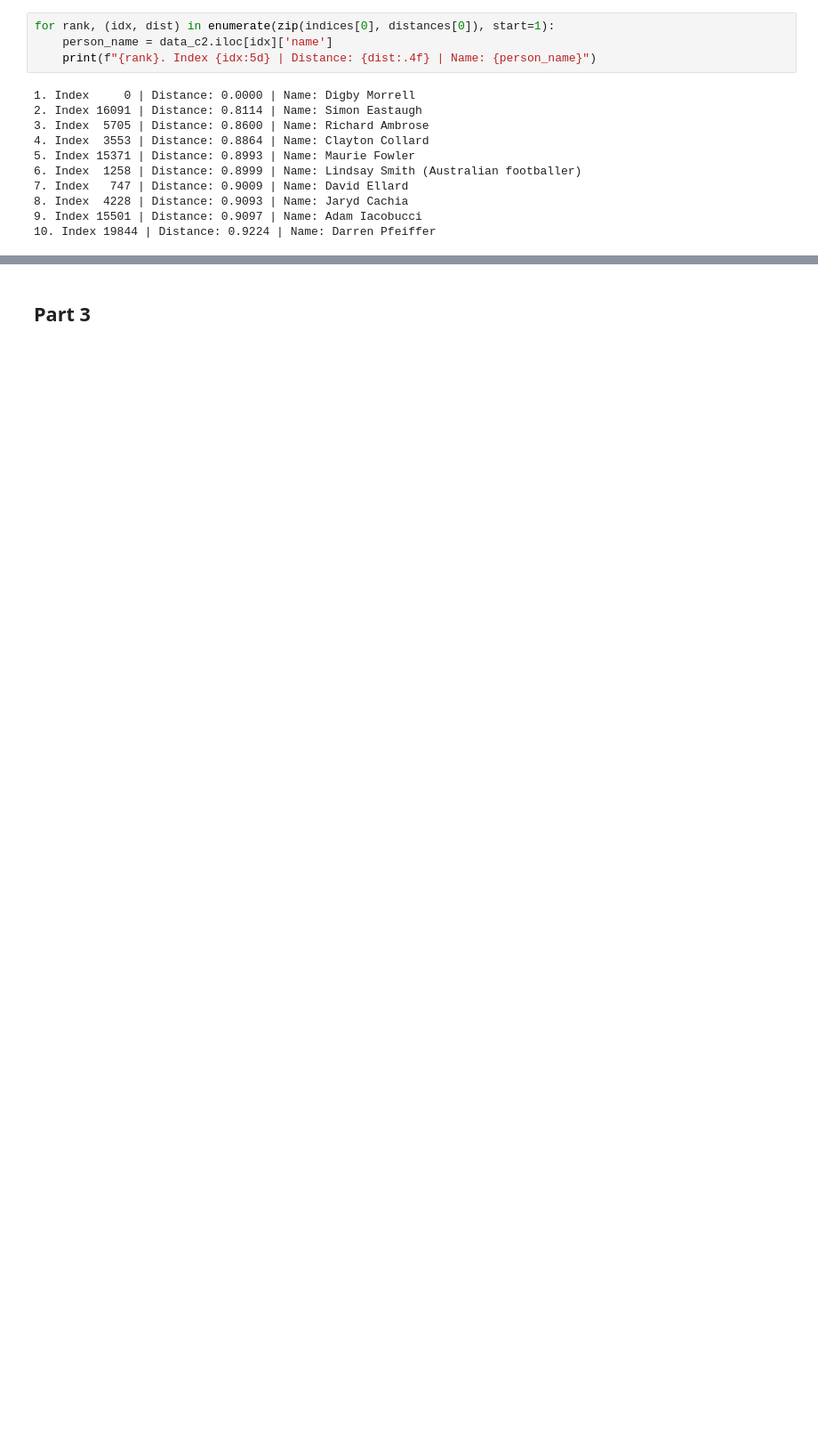
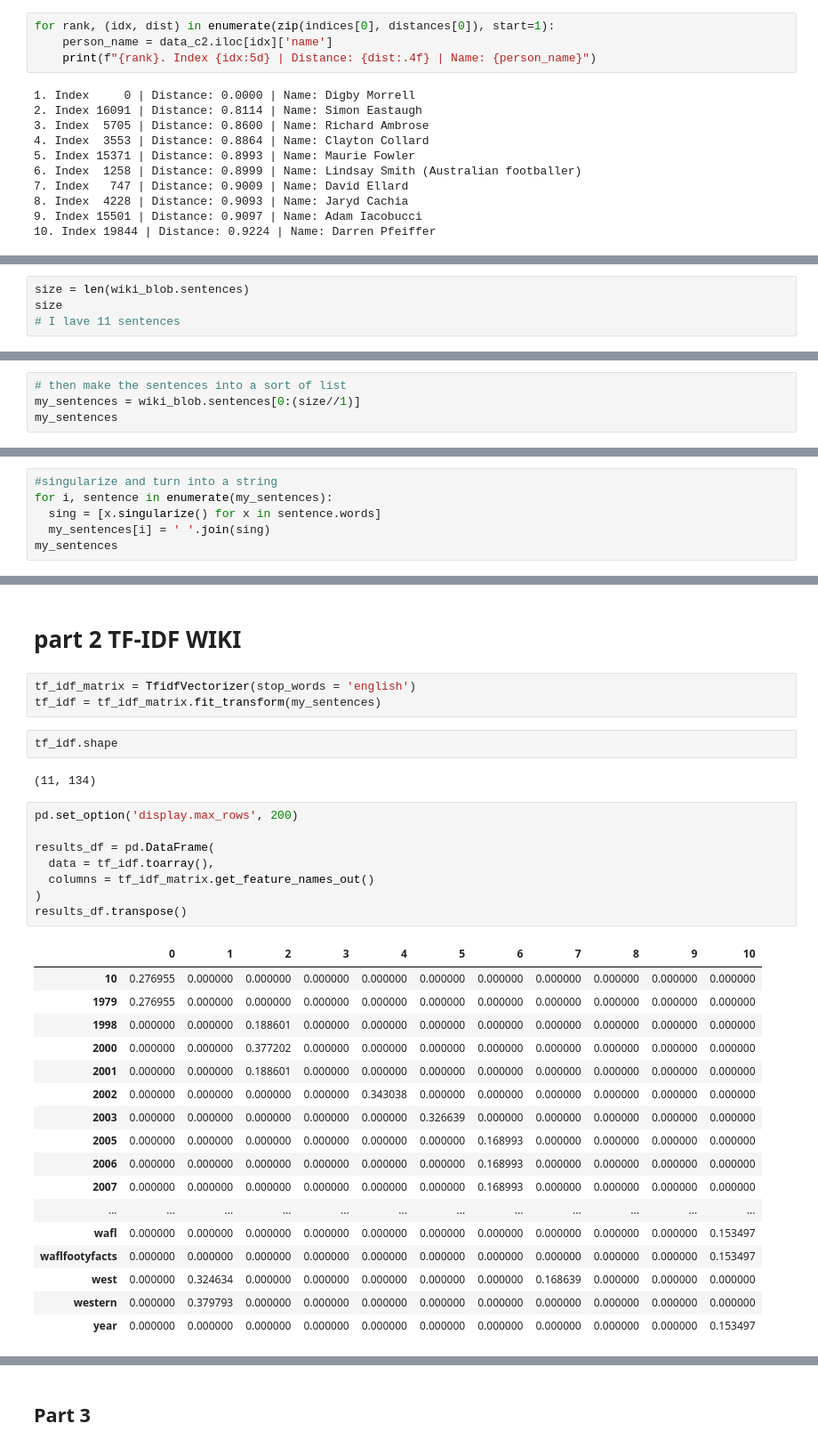
Before and after one commit to test-ds-21/JuanReyesAn___Data-Science-Portfolio-C21, a Jupyter notebook: Projects/Project-5/NLP.Description.for.Students.ipynb, the cells around one changed output, grey strips where cells are left out. Shown at 89% size. Cells and saved outputs as stored; diff of their text form; blank space fills up the shorter version.

```diff
--- a/Projects/Project-5/NLP.Description.for.Students.ipynb
+++ b/Projects/Project-5/NLP.Description.for.Students.ipynb
@@ -581,0 +620,4 @@ for rank, (idx, dist) in enumerate(zip(indices[0], distances[0]), start=1):
+# %%
+size = len(wiki_blob.sentences)
+size
+# I lave 11 sentences
@@ -581,0 +626,4 @@ for rank, (idx, dist) in enumerate(zip(indices[0], distances[0]), start=1):
+# %%
+# then make the sentences into a sort of list
+my_sentences = wiki_blob.sentences[0:(size//1)]
+my_sentences
@@ -581,0 +642,6 @@ for rank, (idx, dist) in enumerate(zip(indices[0], distances[0]), start=1):
+# %%
+#singularize and turn into a string
+for i, sentence in enumerate(my_sentences):
+  sing = [x.singularize() for x in sentence.words]
+  my_sentences[i] = ' '.join(sing)
+my_sentences
@@ -581,0 +695,35 @@ for rank, (idx, dist) in enumerate(zip(indices[0], distances[0]), start=1):
+# %% [markdown]
+# part 2 TF-IDF WIKI
+# %%
+tf_idf_matrix = TfidfVectorizer(stop_words = 'english')
+tf_idf = tf_idf_matrix.fit_transform(my_sentences)
+# %%
+tf_idf.shape
+# %% [output]
+(11, 134)
+# %%
+pd.set_option('display.max_rows', 200)
+
+results_df = pd.DataFrame(
+  data = tf_idf.toarray(),
+  columns = tf_idf_matrix.get_feature_names_out()
+)
+results_df.transpose()
+# %% [output]
+|  | 0 | 1 | 2 | 3 | 4 | 5 | 6 | 7 | 8 | 9 | 10 |
+| 10 | 0.276955 | 0.000000 | 0.000000 | 0.000000 | 0.000000 | 0.000000 | 0.000000 | 0.000000 | 0.000000 | 0.000000 | 0.000000 |
+| 1979 | 0.276955 | 0.000000 | 0.000000 | 0.000000 | 0.000000 | 0.000000 | 0.000000 | 0.000000 | 0.000000 | 0.000000 | 0.000000 |
+| 1998 | 0.000000 | 0.000000 | 0.188601 | 0.000000 | 0.000000 | 0.000000 | 0.000000 | 0.000000 | 0.000000 | 0.000000 | 0.000000 |
+| 2000 | 0.000000 | 0.000000 | 0.377202 | 0.000000 | 0.000000 | 0.000000 | 0.000000 | 0.000000 | 0.000000 | 0.000000 | 0.000000 |
+| 2001 | 0.000000 | 0.000000 | 0.188601 | 0.000000 | 0.000000 | 0.000000 | 0.000000 | 0.000000 | 0.000000 | 0.000000 | 0.000000 |
+| 2002 | 0.000000 | 0.000000 | 0.000000 | 0.000000 | 0.343038 | 0.000000 | 0.000000 | 0.000000 | 0.000000 | 0.000000 | 0.000000 |
+| 2003 | 0.000000 | 0.000000 | 0.000000 | 0.000000 | 0.000000 | 0.326639 | 0.000000 | 0.000000 | 0.000000 | 0.000000 | 0.000000 |
+| 2005 | 0.000000 | 0.000000 | 0.000000 | 0.000000 | 0.000000 | 0.000000 | 0.168993 | 0.000000 | 0.000000 | 0.000000 | 0.000000 |
+| 2006 | 0.000000 | 0.000000 | 0.000000 | 0.000000 | 0.000000 | 0.000000 | 0.168993 | 0.000000 | 0.000000 | 0.000000 | 0.000000 |
+| 2007 | 0.000000 | 0.000000 | 0.000000 | 0.000000 | 0.000000 | 0.000000 | 0.168993 | 0.000000 | 0.000000 | 0.000000 | 0.000000 |
+| ... | ... | ... | ... | ... | ... | ... | ... | ... | ... | ... | ... |
+| wafl | 0.000000 | 0.000000 | 0.000000 | 0.000000 | 0.000000 | 0.000000 | 0.000000 | 0.000000 | 0.000000 | 0.000000 | 0.153497 |
+| waflfootyfacts | 0.000000 | 0.000000 | 0.000000 | 0.000000 | 0.000000 | 0.000000 | 0.000000 | 0.000000 | 0.000000 | 0.000000 | 0.153497 |
+| west | 0.000000 | 0.324634 | 0.000000 | 0.000000 | 0.000000 | 0.000000 | 0.000000 | 0.168639 | 0.000000 | 0.000000 | 0.000000 |
+| western | 0.000000 | 0.379793 | 0.000000 | 0.000000 | 0.000000 | 0.000000 | 0.000000 | 0.000000 | 0.000000 | 0.000000 | 0.000000 |
+| year | 0.000000 | 0.000000 | 0.000000 | 0.000000 | 0.000000 | 0.000000 | 0.000000 | 0.000000 | 0.000000 | 0.000000 | 0.153497 |
```
Also changed, not shown: parts of 23 cells of this notebook.
